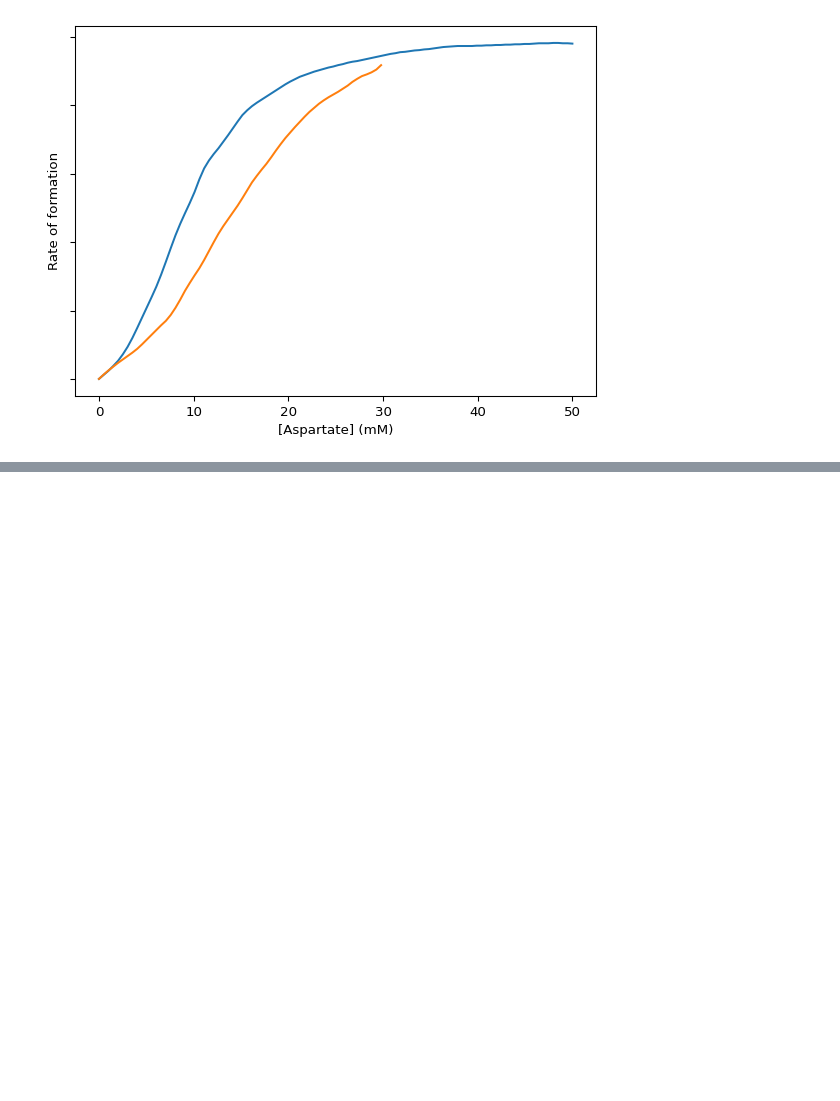
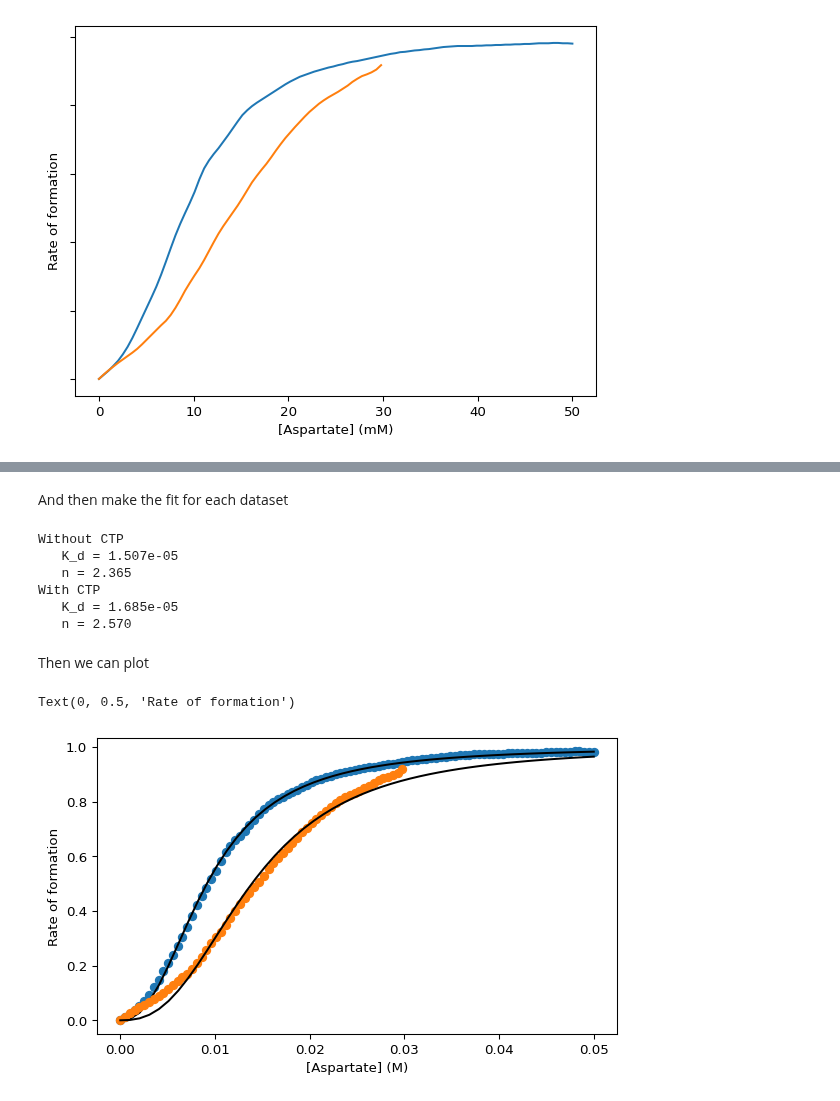
Before and after one commit to au-mbg/fysisk-biokemi, a Jupyter notebook: built_notebooks/master/week_48.ipynb, the cells around one changed output, grey strips where cells are left out. Saved outputs shown, nothing was run; the diff lists cells and outputs as text; code cells hidden in the pictures; blank space fills up the shorter version.

```diff
--- a/built_notebooks/master/week_48.ipynb
+++ b/built_notebooks/master/week_48.ipynb
@@ -508,0 +523,54 @@ physiological advantage?
+# %%
+def hill_eq(L, Kd, n):
+    return L**n / (Kd + L**n)
+# %% [markdown]
+And then make the fit for each dataset
+# %%
+# We start by massaging the data into the right units etc.
+L_M = df['aspartate'] * 10**(-3) # Convert to SI units in M.
+
+# For the dataset with ctp we need to discard the elements that are NaN / not measured.
+indices = np.argwhere(df['with_ctp'].notna()).flatten()
+L_M_ctp = L_M[indices]
+theta_ctp = df['with_ctp'][indices]
+
+# Then we're ready to fit
+pcov, _ = curve_fit(hill_eq, L_M, df['without_ctp'])
+pcov_ctp, _ = curve_fit(hill_eq, L_M_ctp, theta_ctp)
+
+Kd, n = pcov
+Kd_ctp, n_ctp = pcov_ctp
+
+print('Without CTP')
+print(f'   K_d = {Kd:.3e}')
+print(f'   n = {n:.3f}')
+print('With CTP')
+print(f'   K_d = {Kd_ctp:.3e}')
+print(f'   n = {n_ctp:.3f}')
+# %% [output]
+Without CTP
+   K_d = 1.507e-05
+   n = 2.365
+With CTP
+   K_d = 1.685e-05
+   n = 2.570
+# %% [markdown]
+Then we can plot
+# %%
+fig, ax = plt.subplots(figsize=(7, 4))
+
+L_smooth = np.linspace(0, L_M.max())
+theta_fit = hill_eq(L_smooth, Kd, n)
+theta_ctp_fit = hill_eq(L_smooth, Kd_ctp, n_ctp)
+
+ax.plot(L_M, df['without_ctp'], 'o', label='No CTP')
+ax.plot(L_smooth, theta_fit, 'k')
+
+ax.plot(L_M_ctp, theta_ctp, 'o', label='With CTP')
+ax.plot(L_smooth, theta_ctp_fit, 'k')
+
+ax.set_xlabel('[Aspartate] (M)')
+ax.set_ylabel('Rate of formation')
+# %% [output]
+Text(0, 0.5, 'Rate of formation')
+[figure, added]
```
Also changed, not shown: parts of 3 cells of this notebook, 11 other files.
